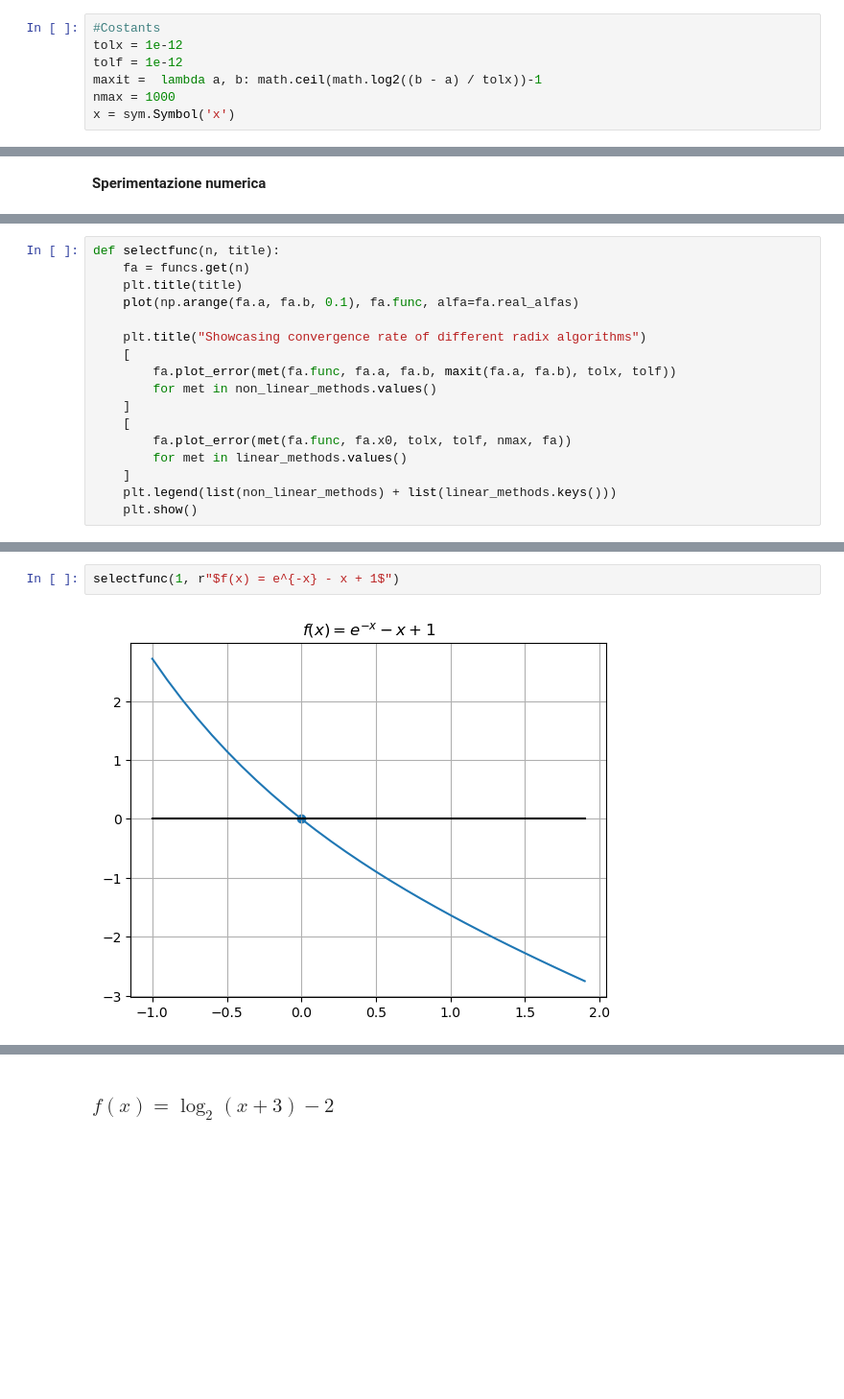
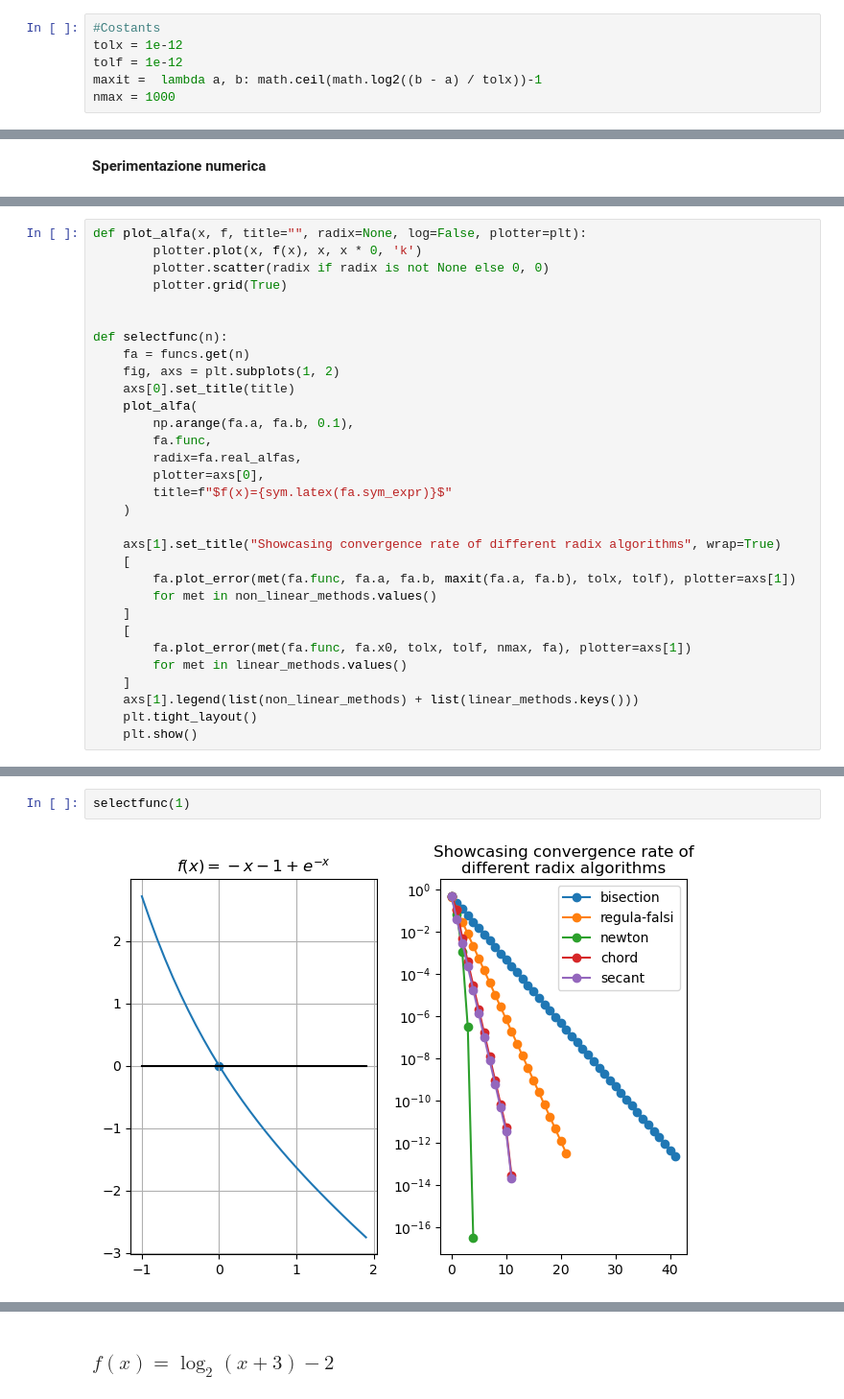
Before and after one commit to KeegTheBoi/metodi_numerici_es, a Jupyter notebook: Lecture 6/Esercitazione_6.ipynb, the cells around one changed output, grey strips where cells are left out. Shown at 96% size. Saved outputs shown, nothing was run; the diff lists cells and outputs as text; blank space fills up the shorter version.

```diff
--- a/Lecture 6/Esercitazione_6.ipynb
+++ b/Lecture 6/Esercitazione_6.ipynb
@@ -16,7 +16,6 @@ tolx = 1e-12
 tolf = 1e-12
 maxit =  lambda a, b: math.ceil(math.log2((b - a) / tolx))-1
 nmax = 1000
-x = sym.Symbol('x')
 # %% [markdown]
 Scrivere le funzioni python `bisezione.py`, `falsi.py`, `corde.py`, `secanti.py`,`newton.py` che implementino rispettivamente il metodo di bisezione, di falsa posizione, delle corde, delle secanti e di Newton.
 
@@ -117,21 +127,35 @@ linear_methods = {
     "newton": meth.newton, "chord": meth.chord, "secant": meth.secant
 }
 # %%
-def selectfunc(n, title):
+def plot_alfa(x, f, title="", radix=None, log=False, plotter=plt):
+        plotter.plot(x, f(x), x, x * 0, 'k')
+        plotter.scatter(radix if radix is not None else 0, 0)
+        plotter.grid(True)
+
+
+def selectfunc(n):
     fa = funcs.get(n)
-    plt.title(title)
-    plot(np.arange(fa.a, fa.b, 0.1), fa.func, alfa=fa.real_alfas)
+    fig, axs = plt.subplots(1, 2)
+    axs[0].set_title(title)
+    plot_alfa(
+        np.arange(fa.a, fa.b, 0.1),
+        fa.func,
+        radix=fa.real_alfas,
+        plotter=axs[0],
+        title=f"$f(x)={sym.latex(fa.sym_expr)}$"
+    )
 
-    plt.title("Showcasing convergence rate of different radix algorithms")
+    axs[1].set_title("Showcasing convergence rate of different radix algorithms", wrap=True)
     [
-        fa.plot_error(met(fa.func, fa.a, fa.b, maxit(fa.a, fa.b), tolx, tolf))
+        fa.plot_error(met(fa.func, fa.a, fa.b, maxit(fa.a, fa.b), tolx, tolf), plotter=axs[1])
         for met in non_linear_methods.values()
     ]
     [
-        fa.plot_error(met(fa.func, fa.x0, tolx, tolf, nmax, fa))
+        fa.plot_error(met(fa.func, fa.x0, tolx, tolf, nmax, fa), plotter=axs[1])
         for met in linear_methods.values()
     ]
-    plt.legend(list(non_linear_methods) + list(linear_methods.keys()))
+    axs[1].legend(list(non_linear_methods) + list(linear_methods.keys()))
+    plt.tight_layout()
     plt.show()
 # %% [markdown]
 ## Solutions
@@ -139,4 +163,4 @@ def selectfunc(n, title):
 # %%
-selectfunc(1, r"$f(x) = e^{-x} - x + 1$")
+selectfunc(1)
 # %% [output]
-[figure, old version]
+[figure, new version]
```
Also changed, not shown: parts of 27 cells of this notebook, 2 other files.
